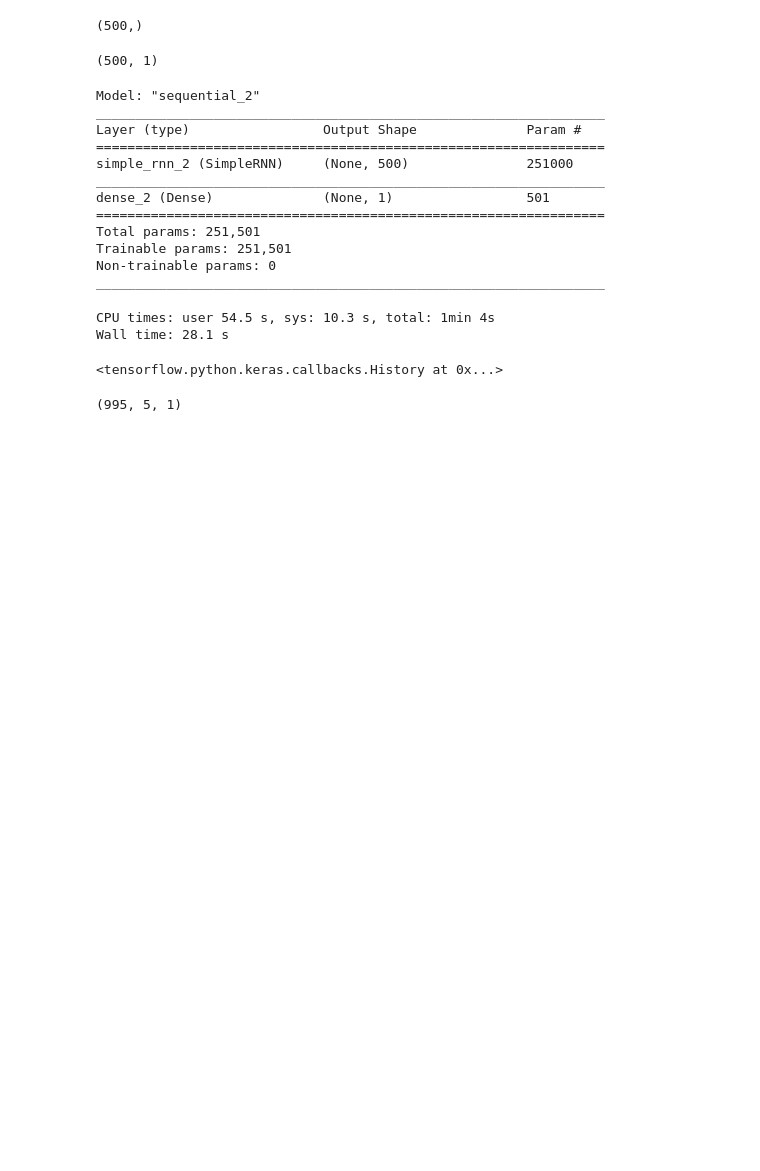
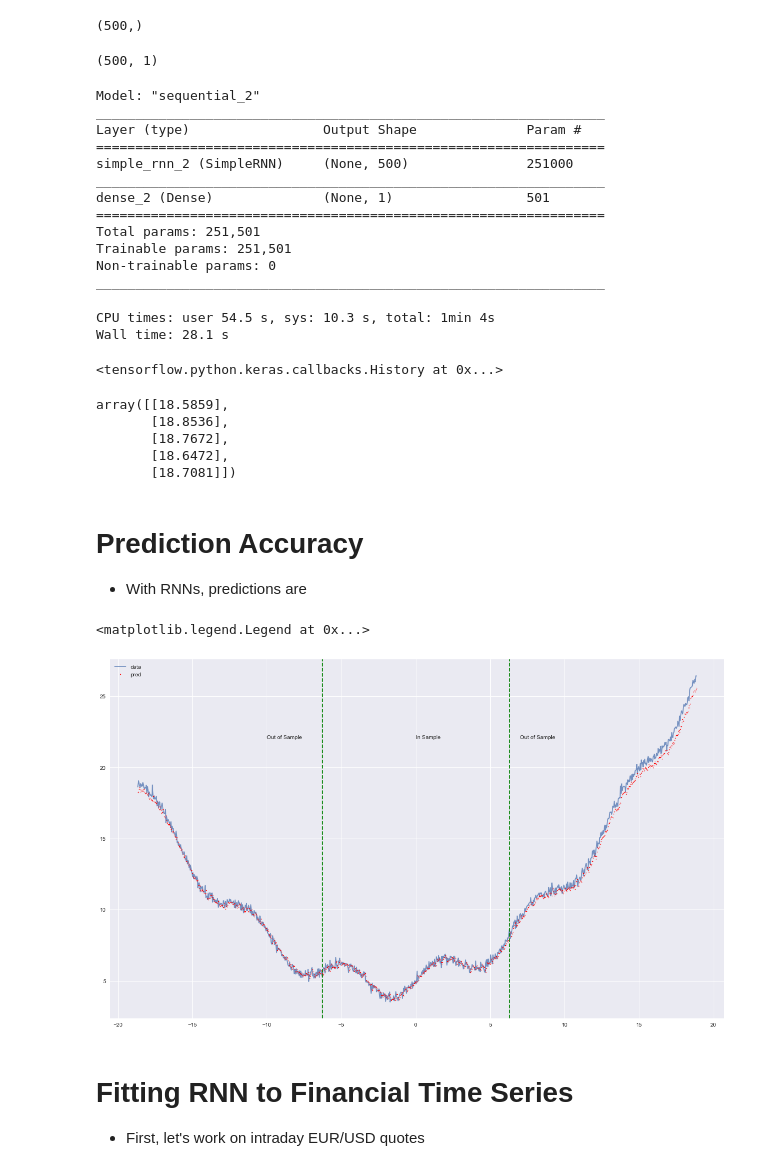
Before and after one commit to thomasmurphycodes/ml-market-inefficency-hunting, a Jupyter notebook: 8. Recurrent Neural Networks.ipynb, the cells around one changed output. Cells and saved outputs as stored; diff of their text form; code cells hidden in the pictures; blank space fills up the shorter version.

```diff
--- a/8. Recurrent Neural Networks.ipynb
+++ b/8. Recurrent Neural Networks.ipynb
@@ -204,6 +208,32 @@ d = transform(x2)
 g_ = TimeseriesGenerator(d, d, length=lags, batch_size=len(d))
 # %%
 f = list(g_)[0][0].reshape((len(d) - lags, lags, 1))
-f.shape # Need to understand why this reshape
+f.shape # Need to understand why this reshape - 995 5s with 1 value
+f[9]
 # %% [output]
-(995, 5, 1)
+array([[18.5859],
+       [18.8536],
+       [18.7672],
+       [18.6472],
+       [18.7081]])
+# %%
+y = model.predict(f, verbose=False)
+# %% [markdown]
+# Prediction Accuracy
+* With RNNs, predictions are
+# %%
+plt.figure(figsize=(20,12))
+plt.plot(x2[lags:], d[lags:], label='data', alpha=0.75) # Raw data
+plt.plot(x2[lags:], y, 'r.', label='pred', ms=3) # Prediction
+plt.axvline(-2 * np.pi, c='g', ls='--') # Draw vertical lines to show in-sample
+plt.axvline(2 * np.pi, c='g', ls='--')
+plt.text(-10, 22, 'Out of Sample')
+plt.text(7, 22, 'Out of Sample')
+plt.text(0, 22, 'In Sample')
+plt.legend()
+# %% [output]
+<matplotlib.legend.Legend at 0x...>
+[figure, added]
+# %% [markdown]
+# Fitting RNN to Financial Time Series
+* First, let's work on intraday EUR/USD quotes
```
Also changed, not shown: parts of 50 cells of this notebook.
